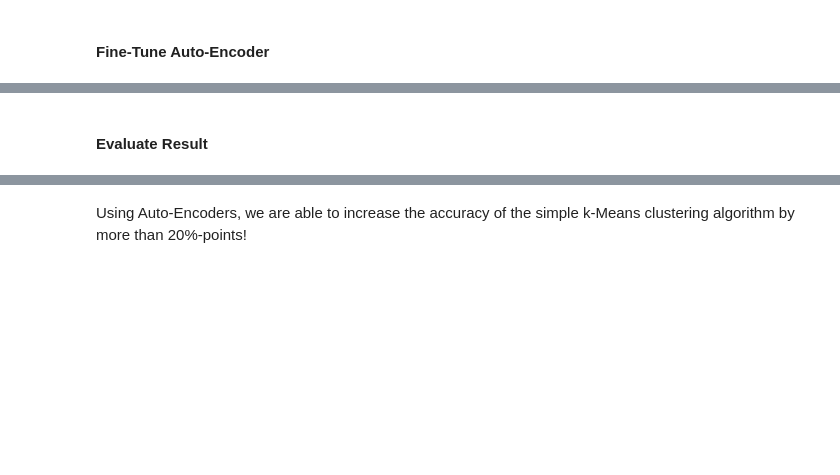
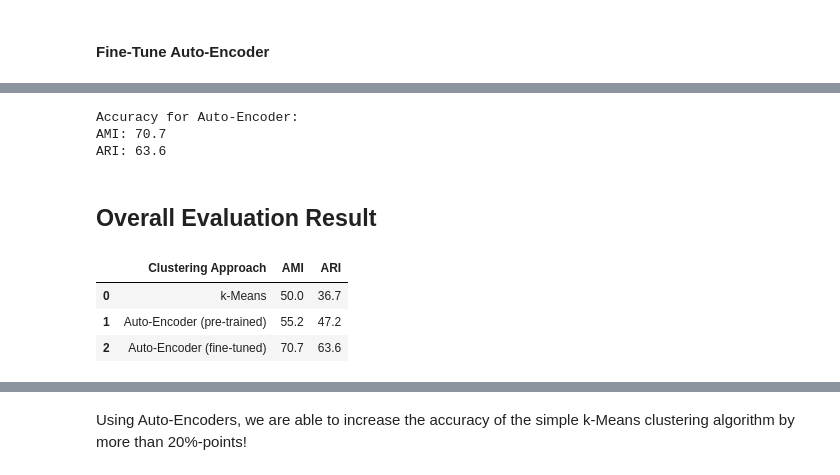
Before and after one commit to tschechlovdev/AutoEncoder_KMeans, a Jupyter notebook: AutoEncoder_KMeans_MNIST.ipynb, the cells around one changed output, grey strips where cells are left out. Saved outputs shown, nothing was run; the diff lists cells and outputs as text; code cells hidden in the pictures; blank space fills up the shorter version.

```diff
--- a/AutoEncoder_KMeans_MNIST.ipynb
+++ b/AutoEncoder_KMeans_MNIST.ipynb
@@ -320,3 +377,3 @@ Loss at epoch [300 / 300]: 0.04268
 # %%
 model = torch.load("./torch_models/autoencoder-finetuned")
-X_train_embedded = model(Tensor(X).cuda())[0]
+X_embedded = model(Tensor(X).to(device))[0]
@@ -332,5 +380,37 @@ y_pred_train_AE = kmeans.fit_predict(X_train_embedded.detach().cpu())
-# %% [markdown]
-#### Evaluate Result
+# %%
+# Apply kmeans using sklearn
+kmeans = KMeans(n_clusters=n_clusters, random_state=rs)
+
+# Get training predictions
+y_pred_AE_finetuned = kmeans.fit_predict(X_embedded.detach().cpu())
+# %%
+print("Accuracy for Auto-Encoder:")
+ami_AE_finetuned = adjusted_mutual_info_score(y, y_pred_AE_finetuned)
+ari_AE_finetuned = adjusted_rand_score(y, y_pred_AE_finetuned)
+print(f"AMI: {np.round(ami_AE_finetuned*100, 1)}")
+print(f"ARI: {np.round(ari_AE_finetuned*100, 1)}")
+# %% [output]
+Accuracy for Auto-Encoder:
+AMI: 70.7
+ARI: 63.6
+# %% [markdown]
+## Overall Evaluation Result
+# %%
+import pandas as pd
+df = pd.DataFrame({"Clustering Approach": ["k-Means", "Auto-Encoder (pre-trained)", "Auto-Encoder (fine-tuned)"],
+                   "AMI": [ami_kmeans, ami_AE_pretrained, ami_AE_finetuned],
+                  "ARI": [ari_kmeans, ari_AE_pretrained, ari_AE_finetuned]})
+df["AMI"] *= 100
+df["ARI"] *= 100
+df["AMI"] = df["AMI"].round(1)
+df["ARI"] = df["ARI"].round(1)
+# %%
+df
+# %% [output]
+|  | Clustering Approach | AMI | ARI |
+| 0 | k-Means | 50.0 | 36.7 |
+| 1 | Auto-Encoder (pre-trained) | 55.2 | 47.2 |
+| 2 | Auto-Encoder (fine-tuned) | 70.7 | 63.6 |
 # %%
 print("Accuracy for Auto-Encoder:")
 print(f"AMI: {adjusted_mutual_info_score(y, y_pred_train_AE)}")
```
Also changed, not shown: parts of 40 cells of this notebook.
